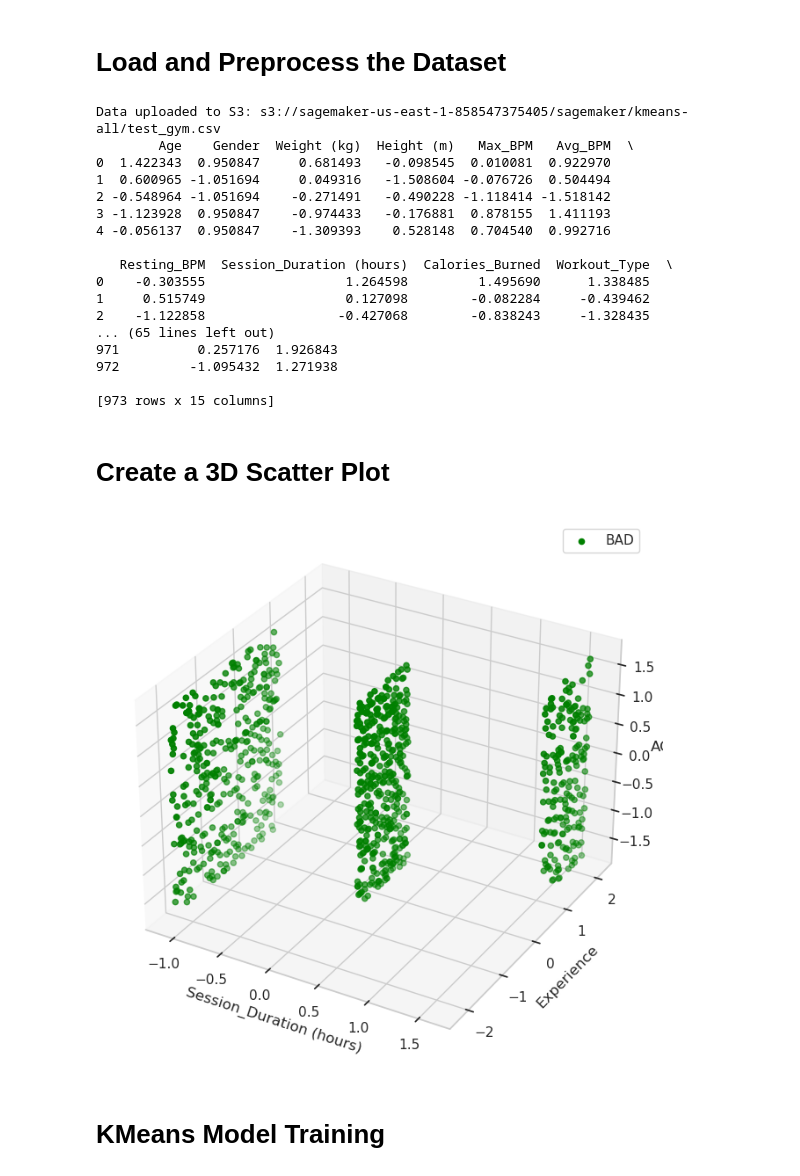
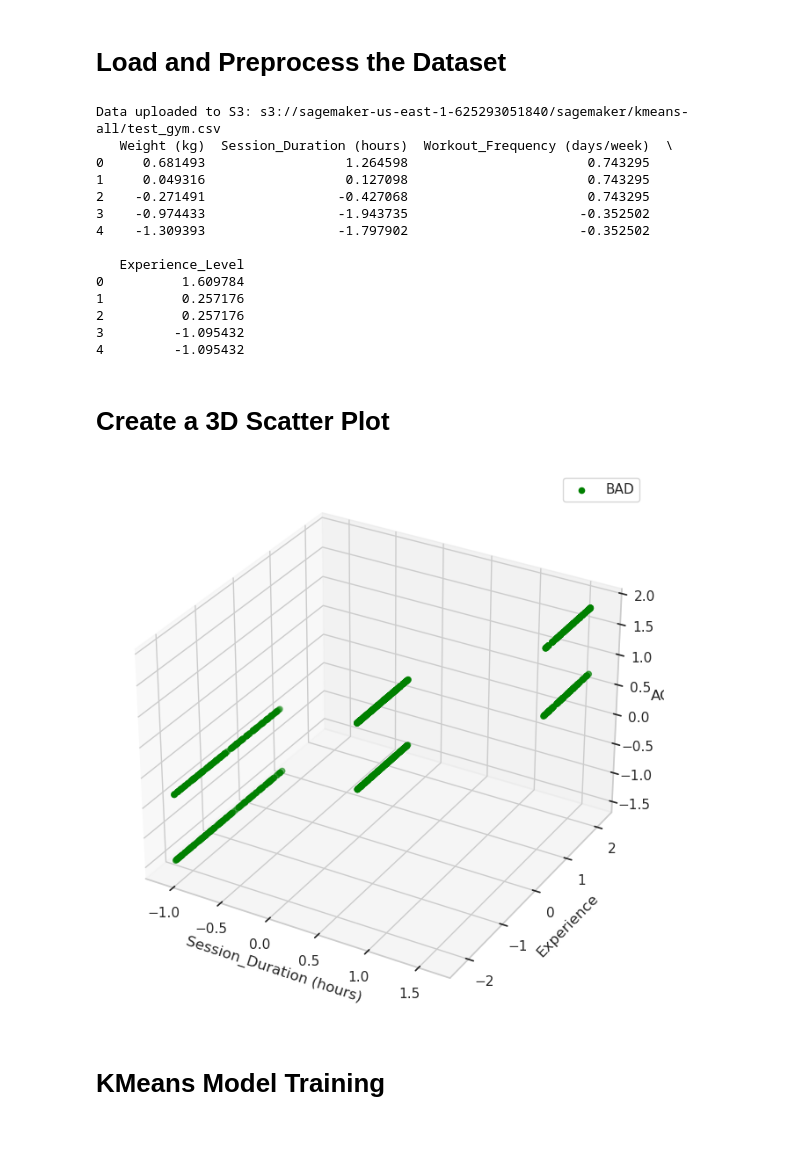
Before and after one commit to MikeGstefan/COMM-493---W25, a Jupyter notebook: KMeans Clustering - ALL.ipynb, the cells around one changed output. Cells and saved outputs as stored; diff of their text form; code cells hidden in the pictures; blank space fills up the shorter version.

```diff
--- a/KMeans Clustering - ALL.ipynb
+++ b/KMeans Clustering - ALL.ipynb
@@ -134,6 +121,8 @@ from sklearn.preprocessing import StandardScaler
 scaler = StandardScaler()
 df = pd.DataFrame(scaler.fit_transform(df), columns=df.columns)
 
+df = df[['Weight (kg)', 'Session_Duration (hours)', 'Workout_Frequency (days/week)', 'Experience_Level']]
+
 # Step 3: Select Relevant Features
 # For clustering, we focus on the features
 # These features are selected and retained in the DataFrame for further processing.
@@ -155,26 +144,21 @@ print(f"Data uploaded to S3: {data_uri}")
 
 # Finally, display the first few rows of the processed dataset to verify the preprocessing steps.
 print(df.head())
-
-print(df)
 # %% [output]
-Data uploaded to S3: s3://sagemaker-us-east-1-858547375405/sagemaker/kmeans-all/test_gym.csv
-        Age    Gender  Weight (kg)  Height (m)   Max_BPM   Avg_BPM  \
-0  1.422343  0.950847     0.681493   -0.098545  0.010081  0.922970
-1  0.600965 -1.051694     0.049316   -1.508604 -0.076726  0.504494
-2 -0.548964 -1.051694    -0.271491   -0.490228 -1.118414 -1.518142
-3 -1.123928  0.950847    -0.974433   -0.176881  0.878155  1.411193
-4 -0.056137  0.950847    -1.309393    0.528148  0.704540  0.992716
+Data uploaded to S3: s3://sagemaker-us-east-1-625293051840/sagemaker/kmeans-all/test_gym.csv
+   Weight (kg)  Session_Duration (hours)  Workout_Frequency (days/week)  \
+0     0.681493                  1.264598                       0.743295
+1     0.049316                  0.127098                       0.743295
+2    -0.271491                 -0.427068                       0.743295
+3    -0.974433                 -1.943735                      -0.352502
+4    -1.309393                 -1.797902                      -0.352502
 
-   Resting_BPM  Session_Duration (hours)  Calories_Burned  Workout_Type  \
-0    -0.303555                  1.264598         1.495690      1.338485
-1     0.515749                  0.127098        -0.082284     -0.439462
-2    -1.122858                 -0.427068        -0.838243     -1.328435
-... (65 lines left out)
-971          0.257176  1.926843
-972         -1.095432  1.271938
-
-[973 rows x 15 columns]
+   Experience_Level
+0          1.609784
+1          0.257176
+2          0.257176
+3         -1.095432
+4         -1.095432
 # %% [markdown]
 # Create a 3D Scatter Plot
 # %%
@@ -192,35 +176,35 @@ ax = fig.add_subplot(111, projection='3d')
 
 # Step 2: Plot data points, colored by gender
 # Scatter plot for male customers in blue
 # Filters the DataFrame for male customers and plots their age, annual income, and spending score.
 # ax.scatter(df[df['Diabetes_binary'] == 0]['BMI'],
 #            df[df['Diabetes_binary'] == 0]['Age'],
 #            df[df['Diabetes_binary'] == 0]['PhysHlth'],
 #            c='green', label='GOOD')
 
 # Scatter plot for female customers in red
 # # Filters the DataFrame for female customers and plots their age, annual income, and spending score.
 # ax.scatter(df[df['Diabetes_012'] == 1]['BMI'],
 #            df[df['Diabetes_012'] == 1]['Age'],
 #            df[df['Diabetes_012'] == 1]['PhysHlth'],
 #            c='yellow', label='Maybe')
 
 ax.scatter(df['Experience_Level'],
            df['Session_Duration (hours)'],
-           df['Age'],
+           df['Workout_Frequency (days/week)'],
            c='green', label='BAD')
 
 # Step 3: Set labels and legend
 # Adding axis labels and a legend to make the plot more informative.
 ax.set_ylabel('Experience')
 ax.set_xlabel('Session_Duration (hours)')
 ax.set_zlabel('AGE')
 ax.legend()
 
 # Display the plot
 plt.show()
 # %% [output]
-[figure, old version]
+[figure, new version]
 # %% [markdown]
 # KMeans Model Training
 # %%
```
Also changed, not shown: parts of 12 cells of this notebook, 2 other files.
